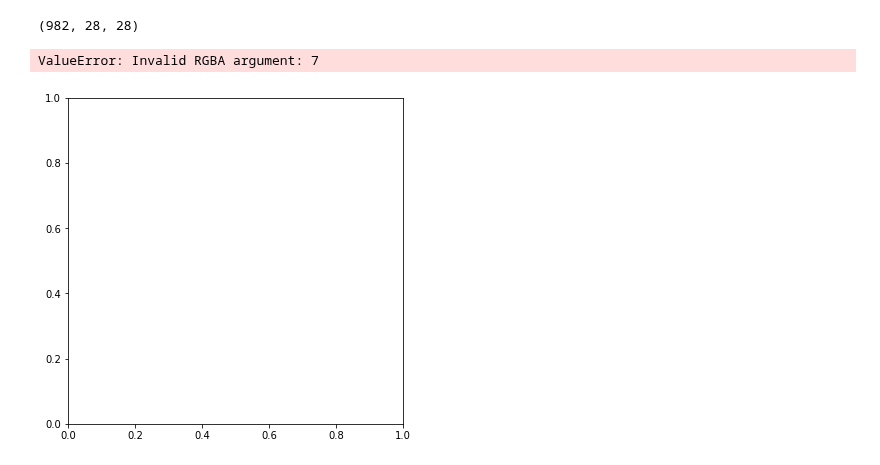
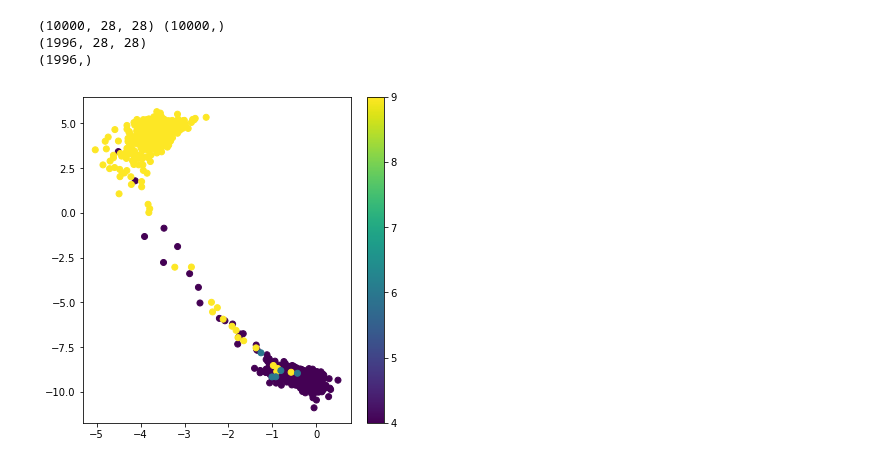
Before and after one commit to franciscodominguezmateos/IntroduccionDeepLearning, a Jupyter notebook: keras_siamese_2D-view-49.ipynb, the cells around one changed output. Drawn from its saved outputs; the diff is of its cells as text; code cells hidden in the pictures.

```diff
--- a/keras_siamese_2D-view-49.ipynb
+++ b/keras_siamese_2D-view-49.ipynb
@@ -78,9 +84,9 @@ def create_base_network(input_shape):
     input = Input(shape=input_shape)
     x = Flatten()(input)
     x = Dense(128, activation='relu')(x)
-    x = Dropout(0.1)(x)
+    x = Dropout(0.5)(x)
     x = Dense(128, activation='relu')(x)
-    x = Dropout(0.1)(x)
+    x = Dropout(0.5)(x)
     x = Dense(128, activation='relu')(x)
     #for 2D view
     x = Dense(  2)(x)
@@ -222,16 +230,20 @@ print('* Accuracy on test set: %0.2f%%' % (100 * te_acc))
 # %%
-#TOFINISH
 batch_size=128
+samples=1987
 encoder=base_network#check this
 # display a 2D plot of the digit classes in the latent space
-xt=x_test[digit_indices[4]]
+print (x_test.shape,y_test.shape)
+xt =np.vstack( (x_test[digit_indices[4][:samples]],x_test[digit_indices[9][:samples]],x_test[digit_indices[6][:5]]) )
 print(xt.shape)
-x_test_encoded = encoder.predict(xt, batch_size=batch_size)
+yt =np.concatenate( (y_test[digit_indices[4][:samples]],y_test[digit_indices[9][:samples]],y_test[digit_indices[6][:5]]) )
+print(yt.shape)
+x_test_encoded = encoder.predict(xt[:], batch_size=batch_size)
 plt.figure(figsize=(6, 6))
-plt.scatter(x_test_encoded[:, 0], x_test_encoded[:, 1], c=y_test)
+plt.scatter(x_test_encoded[:, 0], x_test_encoded[:, 1], c=yt[:])
 plt.colorbar()
 plt.show()
 # %% [output]
-(982, 28, 28)
+(10000, 28, 28) (10000,)
+(1996, 28, 28)
+(1996,)
-ValueError: Invalid RGBA argument: 7
-[figure, old version]
+[figure, new version]
```
Also changed, not shown: parts of 7 cells of this notebook, 6 other files.
